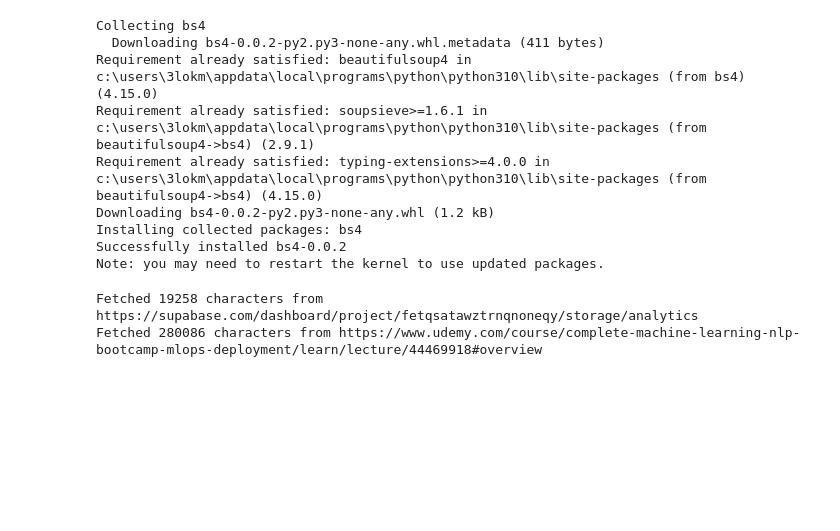
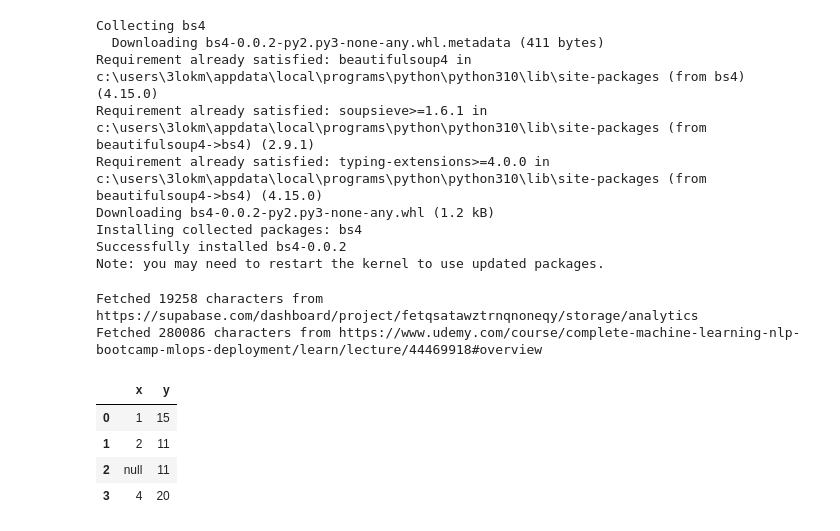
Before and after one commit to xors11/ML_journey, a Jupyter notebook: logging.ipynb, the cells around one changed output. Drawn from its saved outputs; the diff is of its cells as text; code cells hidden in the pictures; blank space fills up the shorter version.

```diff
--- a/logging.ipynb
+++ b/logging.ipynb
@@ -61,0 +65,15 @@ Fetched 280086 characters from https://www.udemy.com/course/complete-machine-lea
+# %%
+student_data=[
+  [1, 15],
+  [2, 11],
+  ['null', 11],
+  [4, 20]
+]
+df=pd.DataFrame(student_data).rename(columns={0:"x",1:"y"})
+df
+# %% [output]
+|  | x | y |
+| 0 | 1 | 15 |
+| 1 | 2 | 11 |
+| 2 | null | 11 |
+| 3 | 4 | 20 |
```
Also changed, not shown: parts of 7 cells of this notebook, 2 other files.
